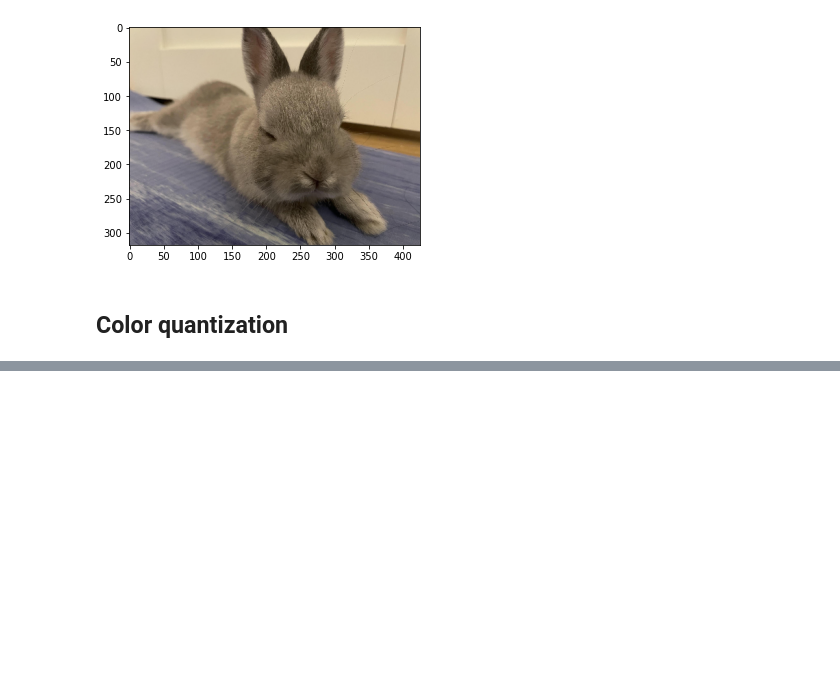
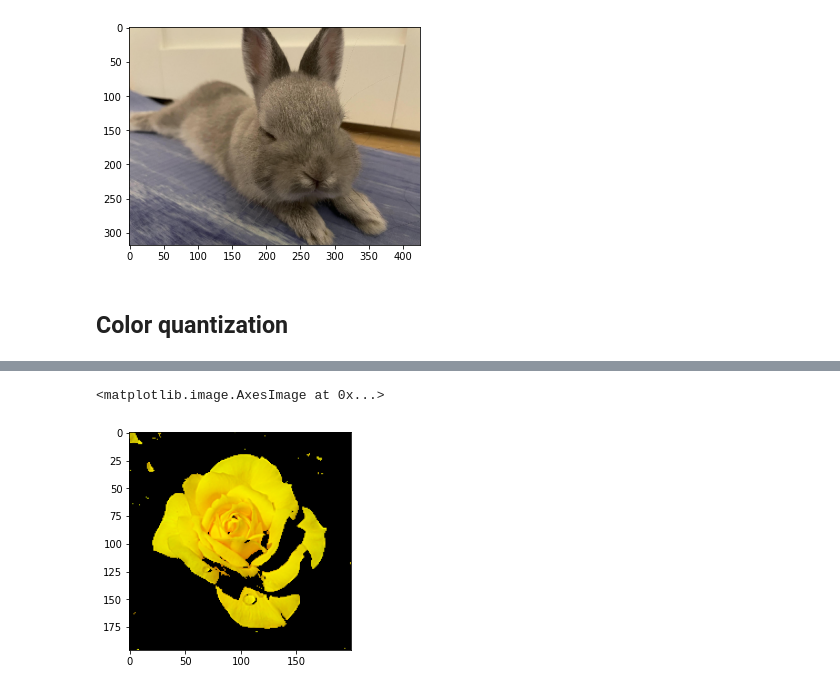
Before and after one commit to FHegardt/Maskininl-rning-Fredrik-Hegardt, a Jupyter notebook: Code-Along/L12_1.color-quantization.ipynb, the cells around one changed output, grey strips where cells are left out. Drawn from its saved outputs; the diff is of its cells as text; code cells hidden in the pictures; blank space fills up the shorter version.

```diff
--- a/Code-Along/12_1.color-quantization.ipynb
+++ b/Code-Along/L12_1.color-quantization.ipynb
@@ -42,0 +63,6 @@ Values before scaling. Min: 0, Max: 255
+# %%
+segmented_flower = mask[:,:, None]*flower
+plt.imshow(segmented_flower)
+# %% [output]
+<matplotlib.image.AxesImage at 0x...>
+[figure, added]
```
Also changed, not shown: parts of 4 cells of this notebook.
